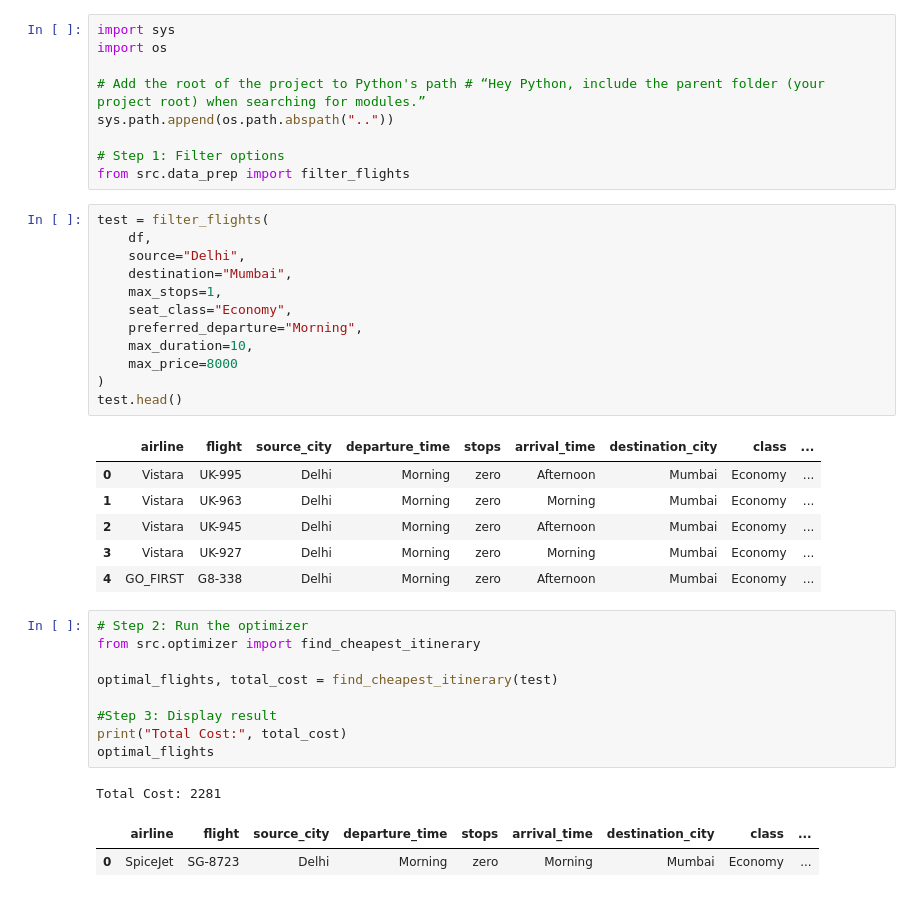
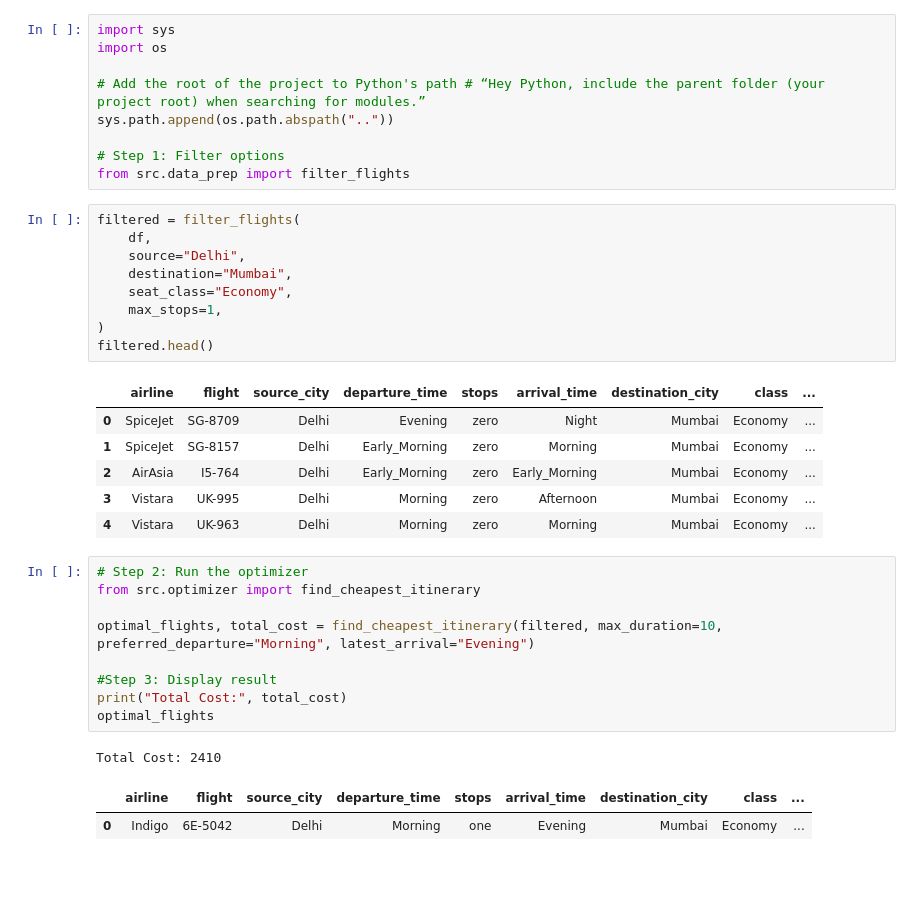
Before and after one commit to andysilva90/flight-fare-optimizer, a Jupyter notebook: notebooks/01_data_exploration.ipynb, the cells around one changed output. Cells and saved outputs as stored; diff of their text form.

```diff
--- a/notebooks/01_data_exploration.ipynb
+++ b/notebooks/01_data_exploration.ipynb
@@ -206,34 +206,31 @@ sys.path.append(os.path.abspath(".."))
 # Step 1: Filter options
 from src.data_prep import filter_flights
 # %%
-test = filter_flights(
+filtered = filter_flights(
     df,
     source="Delhi",
     destination="Mumbai",
+    seat_class="Economy",
     max_stops=1,
-    seat_class="Economy",
-    preferred_departure="Morning",
-    max_duration=10,
-    max_price=8000
 )
-test.head()
+filtered.head()
 # %% [output]
 |  | airline | flight | source_city | departure_time | stops | arrival_time | destination_city | class | ... |
-| 0 | Vistara | UK-995 | Delhi | Morning | zero | Afternoon | Mumbai | Economy | ... |
-| 1 | Vistara | UK-963 | Delhi | Morning | zero | Morning | Mumbai | Economy | ... |
-| 2 | Vistara | UK-945 | Delhi | Morning | zero | Afternoon | Mumbai | Economy | ... |
-| 3 | Vistara | UK-927 | Delhi | Morning | zero | Morning | Mumbai | Economy | ... |
-| 4 | GO_FIRST | G8-338 | Delhi | Morning | zero | Afternoon | Mumbai | Economy | ... |
+| 0 | SpiceJet | SG-8709 | Delhi | Evening | zero | Night | Mumbai | Economy | ... |
+| 1 | SpiceJet | SG-8157 | Delhi | Early_Morning | zero | Morning | Mumbai | Economy | ... |
+| 2 | AirAsia | I5-764 | Delhi | Early_Morning | zero | Early_Morning | Mumbai | Economy | ... |
+| 3 | Vistara | UK-995 | Delhi | Morning | zero | Afternoon | Mumbai | Economy | ... |
+| 4 | Vistara | UK-963 | Delhi | Morning | zero | Morning | Mumbai | Economy | ... |
 # %%
 # Step 2: Run the optimizer
 from src.optimizer import find_cheapest_itinerary
 
-optimal_flights, total_cost = find_cheapest_itinerary(test)
+optimal_flights, total_cost = find_cheapest_itinerary(filtered, max_duration=10, preferred_departure="Morning", latest_arrival="Evening")
 
 #Step 3: Display result
 print("Total Cost:", total_cost)
 optimal_flights
 # %% [output]
-Total Cost: 2281
+Total Cost: 2410
 |  | airline | flight | source_city | departure_time | stops | arrival_time | destination_city | class | ... |
-| 0 | SpiceJet | SG-8723 | Delhi | Morning | zero | Morning | Mumbai | Economy | ... |
+| 0 | Indigo | 6E-5042 | Delhi | Morning | one | Evening | Mumbai | Economy | ... |
```
Also changed, not shown: parts of 2 cells of this notebook, 2 other files.
